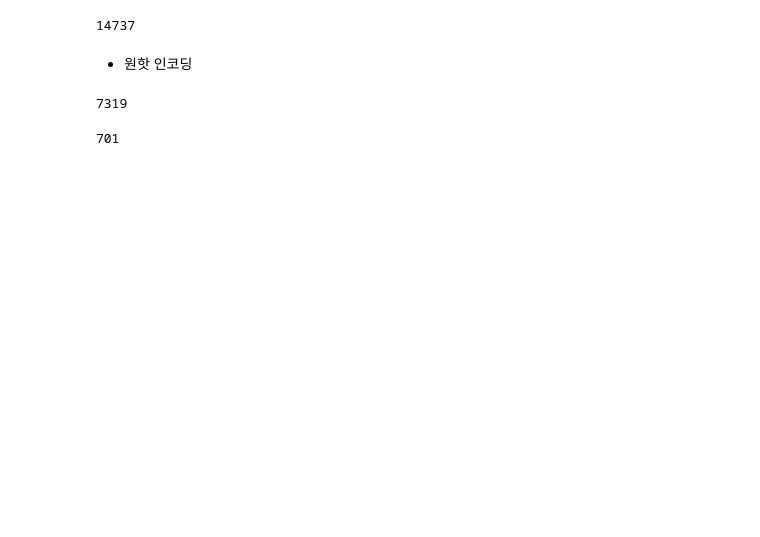
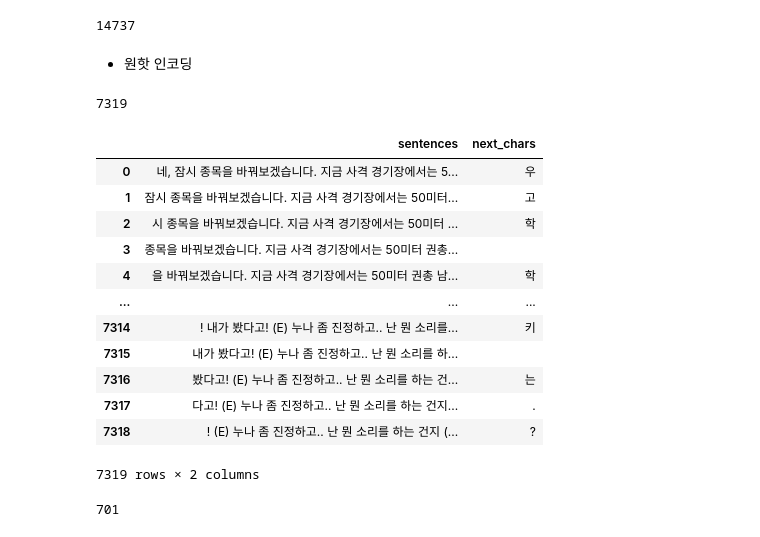
Before and after one commit to neutri-no/brunch, a Jupyter notebook: 03_04_summarize_script.ipynb, the cells around one changed output. Saved outputs shown, nothing was run; the diff lists cells and outputs as text; code cells hidden in the pictures; blank space fills up the shorter version.

```diff
--- a/03_04_summarize_script.ipynb
+++ b/03_04_summarize_script.ipynb
@@ -129,6 +138,22 @@ for i in range(0, len(content_tie) - maxlen, step):
 print(len(sentences))
 # %% [output]
 7319
+# %%
+pd.DataFrame({'sentences':sentences, 'next_chars':next_chars})
+# %% [output]
+|  | sentences | next_chars |
+| 0 | 네, 잠시 종목을 바꿔보겠습니다. 지금 사격 경기장에서는 5... | 우 |
+| 1 | 잠시 종목을 바꿔보겠습니다. 지금 사격 경기장에서는 50미터... | 고 |
+| 2 | 시 종목을 바꿔보겠습니다. 지금 사격 경기장에서는 50미터 ... | 학 |
+| 3 | 종목을 바꿔보겠습니다. 지금 사격 경기장에서는 50미터 권총... |  |
+| 4 | 을 바꿔보겠습니다. 지금 사격 경기장에서는 50미터 권총 남... | 학 |
+| ... | ... | ... |
+| 7314 | ! 내가 봤다고! (E) 누나 좀 진정하고.. 난 뭔 소리를... | 키 |
+| 7315 | 내가 봤다고! (E) 누나 좀 진정하고.. 난 뭔 소리를 하... |  |
+| 7316 | 봤다고! (E) 누나 좀 진정하고.. 난 뭔 소리를 하는 건... | 는 |
+| 7317 | 다고! (E) 누나 좀 진정하고.. 난 뭔 소리를 하는 건지... | . |
+| 7318 | ! (E) 누나 좀 진정하고.. 난 뭔 소리를 하는 건지 (... | ? |
+7319 rows × 2 columns
 # %%
 chars = sorted(list(set(content_tie))) # 중복없는 글자 리스트
 print(len(chars))
```
Also changed, not shown: parts of 11 cells of this notebook.
